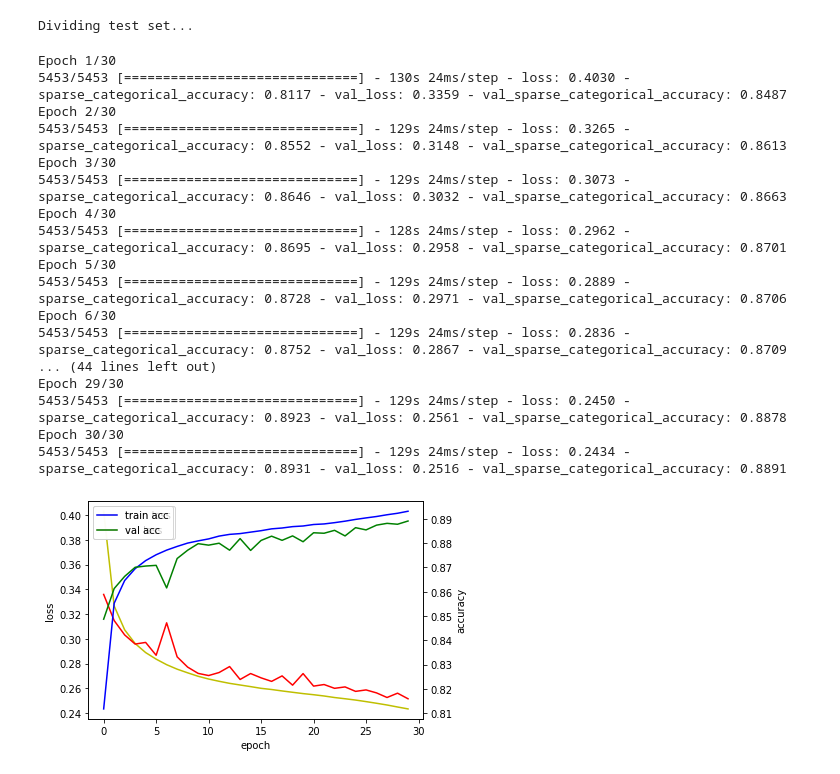
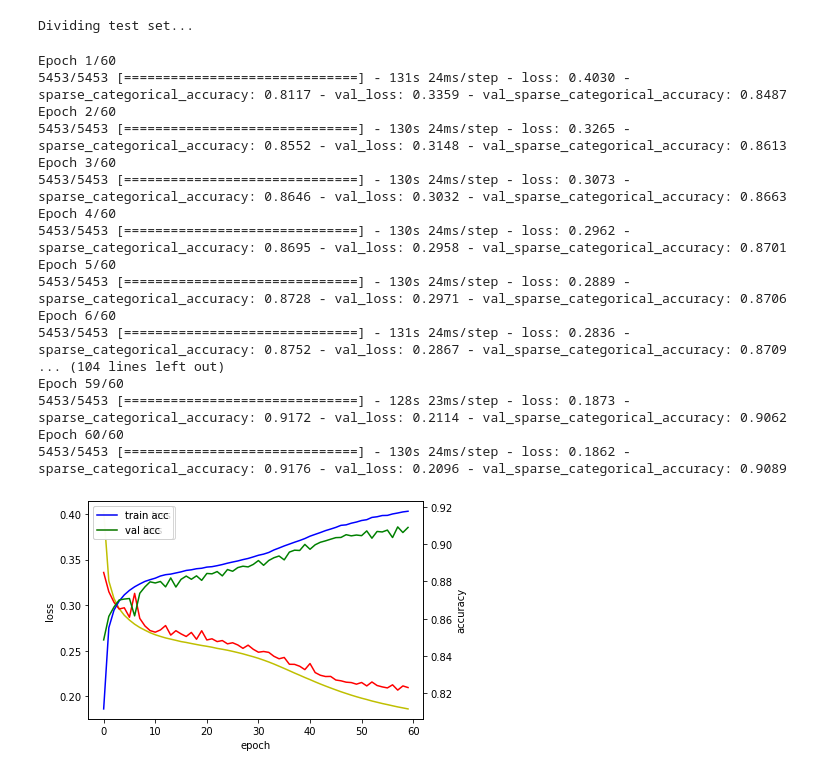
Before and after one commit to J-H-LEE-std/dne-cnn, a Jupyter notebook: emnist_dnc.ipynb, the cells around one changed output. Cells and saved outputs as stored; diff of their text form; code cells hidden in the pictures.

```diff
--- a/emnist_dnc.ipynb
+++ b/emnist_dnc.ipynb
@@ -196,52 +201,52 @@ Dividing test set...
 model_cnn_root = cnn(2)
 model_cnn_root.compile(
     optimizer=tf.keras.optimizers.SGD(0.001),
     loss=tf.keras.losses.SparseCategoricalCrossentropy(from_logits=True),
     metrics=[tf.keras.metrics.SparseCategoricalAccuracy()],
 )
 
 hist_cnn_root = model_cnn_root.fit(
     train_x,
     train_y_type,
-    epochs=30,
+    epochs=60,
     batch_size=128,
     validation_data=(test_x, test_y_type)
 )
 
 fig, loss_ax = plt.subplots()
 acc_ax = loss_ax.twinx()
 
 loss_ax.plot(hist_cnn_root.history['loss'], 'y', label='train loss')
 loss_ax.plot(hist_cnn_root.history['val_loss'], 'r', label='val loss')
 loss_ax.set_xlabel('epoch')
 loss_ax.set_ylabel('loss')
 loss_ax.legend(loc='upper left')
 
 acc_ax.plot(hist_cnn_root.history['sparse_categorical_accuracy'], 'b', label='train acc')
 acc_ax.plot(hist_cnn_root.history['val_sparse_categorical_accuracy'], 'g', label='val acc')
 acc_ax.set_ylabel('accuracy')
 acc_ax.legend(loc='upper left')
 
 plt.show()
 # %% [output]
-Epoch 1/30
-5453/5453 [==============================] - 130s 24ms/step - loss: 0.4030 - sparse_categorical_accuracy: 0.8117 - val_loss: 0.3359 - val_sparse_categorical_accuracy: 0.8487
-Epoch 2/30
-5453/5453 [==============================] - 129s 24ms/step - loss: 0.3265 - sparse_categorical_accuracy: 0.8552 - val_loss: 0.3148 - val_sparse_categorical_accuracy: 0.8613
-Epoch 3/30
-5453/5453 [==============================] - 129s 24ms/step - loss: 0.3073 - sparse_categorical_accuracy: 0.8646 - val_loss: 0.3032 - val_sparse_categorical_accuracy: 0.8663
-Epoch 4/30
-5453/5453 [==============================] - 128s 24ms/step - loss: 0.2962 - sparse_categorical_accuracy: 0.8695 - val_loss: 0.2958 - val_sparse_categorical_accuracy: 0.8701
-Epoch 5/30
-5453/5453 [==============================] - 129s 24ms/step - loss: 0.2889 - sparse_categorical_accuracy: 0.8728 - val_loss: 0.2971 - val_sparse_categorical_accuracy: 0.8706
-Epoch 6/30
-5453/5453 [==============================] - 129s 24ms/step - loss: 0.2836 - sparse_categorical_accuracy: 0.8752 - val_loss: 0.2867 - val_sparse_categorical_accuracy: 0.8709
-... (44 lines left out)
-Epoch 29/30
-5453/5453 [==============================] - 129s 24ms/step - loss: 0.2450 - sparse_categorical_accuracy: 0.8923 - val_loss: 0.2561 - val_sparse_categorical_accuracy: 0.8878
-Epoch 30/30
-5453/5453 [==============================] - 129s 24ms/step - loss: 0.2434 - sparse_categorical_accuracy: 0.8931 - val_loss: 0.2516 - val_sparse_categorical_accuracy: 0.8891
+Epoch 1/60
+5453/5453 [==============================] - 131s 24ms/step - loss: 0.4030 - sparse_categorical_accuracy: 0.8117 - val_loss: 0.3359 - val_sparse_categorical_accuracy: 0.8487
+Epoch 2/60
+5453/5453 [==============================] - 130s 24ms/step - loss: 0.3265 - sparse_categorical_accuracy: 0.8552 - val_loss: 0.3148 - val_sparse_categorical_accuracy: 0.8613
+Epoch 3/60
+5453/5453 [==============================] - 130s 24ms/step - loss: 0.3073 - sparse_categorical_accuracy: 0.8646 - val_loss: 0.3032 - val_sparse_categorical_accuracy: 0.8663
+Epoch 4/60
+5453/5453 [==============================] - 130s 24ms/step - loss: 0.2962 - sparse_categorical_accuracy: 0.8695 - val_loss: 0.2958 - val_sparse_categorical_accuracy: 0.8701
+Epoch 5/60
+5453/5453 [==============================] - 130s 24ms/step - loss: 0.2889 - sparse_categorical_accuracy: 0.8728 - val_loss: 0.2971 - val_sparse_categorical_accuracy: 0.8706
+Epoch 6/60
+5453/5453 [==============================] - 131s 24ms/step - loss: 0.2836 - sparse_categorical_accuracy: 0.8752 - val_loss: 0.2867 - val_sparse_categorical_accuracy: 0.8709
+... (104 lines left out)
+Epoch 59/60
+5453/5453 [==============================] - 128s 23ms/step - loss: 0.1873 - sparse_categorical_accuracy: 0.9172 - val_loss: 0.2114 - val_sparse_categorical_accuracy: 0.9062
+Epoch 60/60
+5453/5453 [==============================] - 130s 24ms/step - loss: 0.1862 - sparse_categorical_accuracy: 0.9176 - val_loss: 0.2096 - val_sparse_categorical_accuracy: 0.9089
-[figure, old version]
+[figure, new version]
 # %%
 model_resnet_number = resnet(10)
 model_resnet_number.compile(
```
Also changed, not shown: parts of 8 cells of this notebook.
